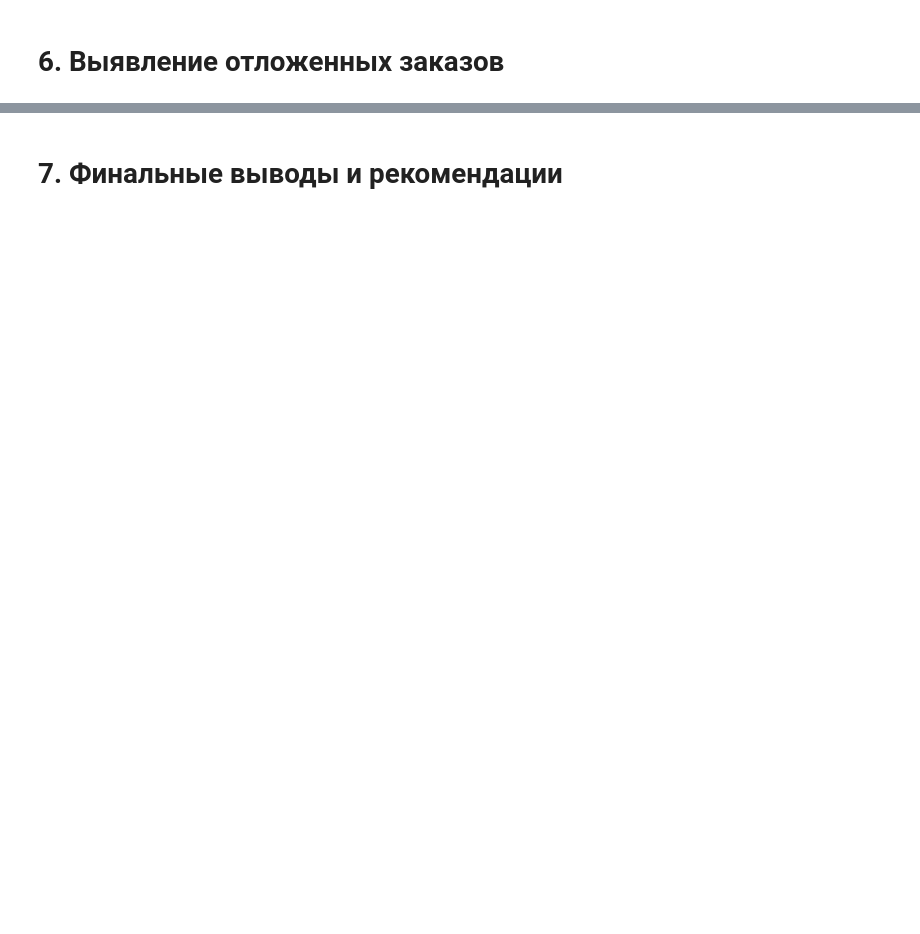
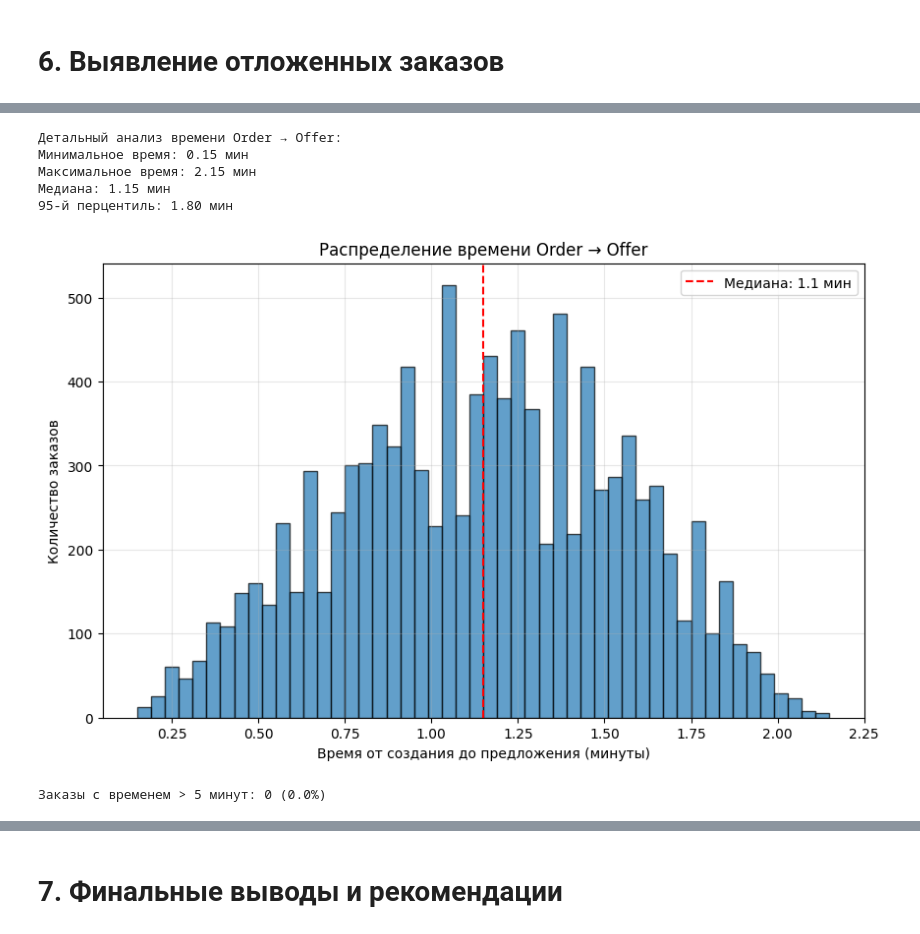
Before and after one commit to valerialosk/taxipark_ab_test, a Jupyter notebook: analysis.ipynb, the cells around one changed output, grey strips where cells are left out. Saved outputs shown, nothing was run; the diff lists cells and outputs as text; code cells hidden in the pictures; blank space fills up the shorter version.

```diff
--- a/analysis.ipynb
+++ b/analysis.ipynb
@@ -156,2 +283,21 @@ trips: 7384
 # %% [markdown]
 # 6. Выявление отложенных заказов
+# %%
+# Выявление отложенных заказов
+# Отложенные заказы - большой разрыв между созданием и предложением водителю
+data['order_to_offer_minutes'] = (data['time_offer'] - data['time_order']).dt.total_seconds() / 60
+
+# Определяем порог для отложенных заказов (например, больше 10 минут)
+delayed_threshold = 10
+data['is_delayed'] = data['order_to_offer_minutes'] > delayed_threshold
+
+print("Отложенные заказы:")
+print(f"Всего заказов: {len(data)}")
+print(f"Отложенные заказы: {data['is_delayed'].sum()} ({data['is_delayed'].sum()/len(data)*100:.1f}%)")
+print(f"Среднее время до предложения у отложенных: {data[data['is_delayed']]['order_to_offer_minutes'].mean():.1f} мин")
+print(f"Среднее время до предложения у срочных: {data[~data['is_delayed']]['order_to_offer_minutes'].mean():.1f} мин")
+
+# Распределение отложенных заказов по группам
+print("\nРаспределение по группам:")
+delayed_by_group = data.groupby('test_group')['is_delayed'].value_counts(normalize=True)
+print(delayed_by_group)
@@ -157,0 +325,30 @@ trips: 7384
+# %%
+# Детальный анализ времени от создания до предложения
+print("Детальный анализ времени Order → Offer:")
+print(f"Минимальное время: {data['order_to_offer_minutes'].min():.2f} мин")
+print(f"Максимальное время: {data['order_to_offer_minutes'].max():.2f} мин")
+print(f"Медиана: {data['order_to_offer_minutes'].median():.2f} мин")
+print(f"95-й перцентиль: {data['order_to_offer_minutes'].quantile(0.95):.2f} мин")
+
+# Гистограмма распределения времени
+plt.figure(figsize=(10, 6))
+plt.hist(data['order_to_offer_minutes'].dropna(), bins=50, alpha=0.7, edgecolor='black')
+plt.axvline(data['order_to_offer_minutes'].median(), color='red', linestyle='--', label=f'Медиана: {data["order_to_offer_minutes"].median():.1f} мин')
+plt.xlabel('Время от создания до предложения (минуты)')
+plt.ylabel('Количество заказов')
+plt.title('Распределение времени Order → Offer')
+plt.legend()
+plt.grid(True, alpha=0.3)
+plt.show()
+
+# Проверим есть ли заказы с временем больше 5 минут
+delayed_5min = data['order_to_offer_minutes'] > 5
+print(f"\nЗаказы с временем > 5 минут: {delayed_5min.sum()} ({delayed_5min.sum()/len(data)*100:.1f}%)")
+# %% [output]
+Детальный анализ времени Order → Offer:
+Минимальное время: 0.15 мин
+Максимальное время: 2.15 мин
+Медиана: 1.15 мин
+95-й перцентиль: 1.80 мин
+[figure, added]
+Заказы с временем > 5 минут: 0 (0.0%)
```
Also changed, not shown: parts of 14 cells of this notebook.
